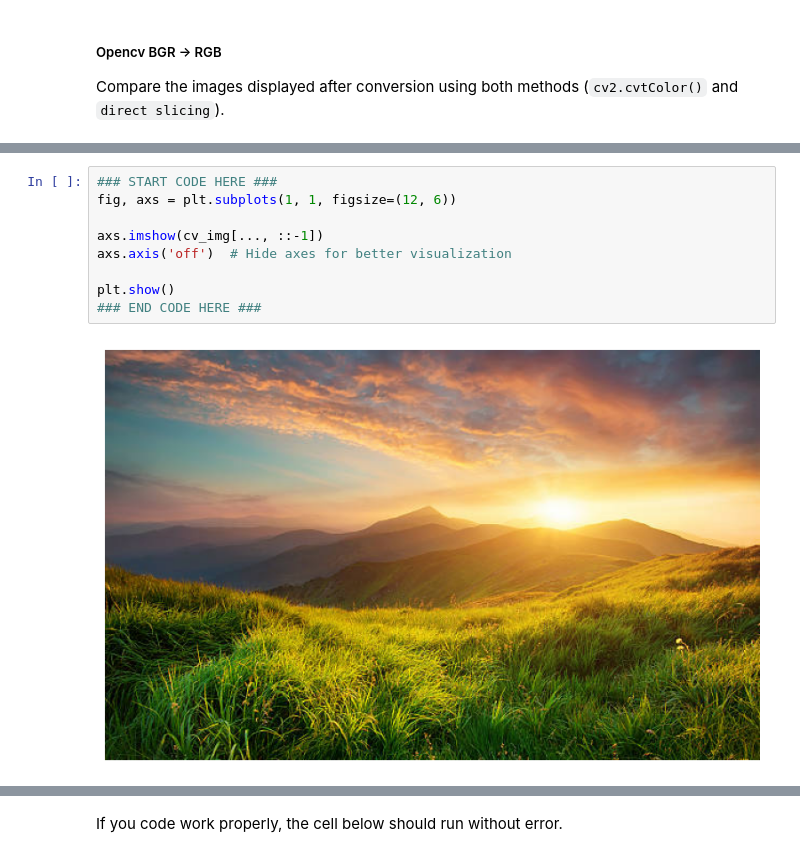
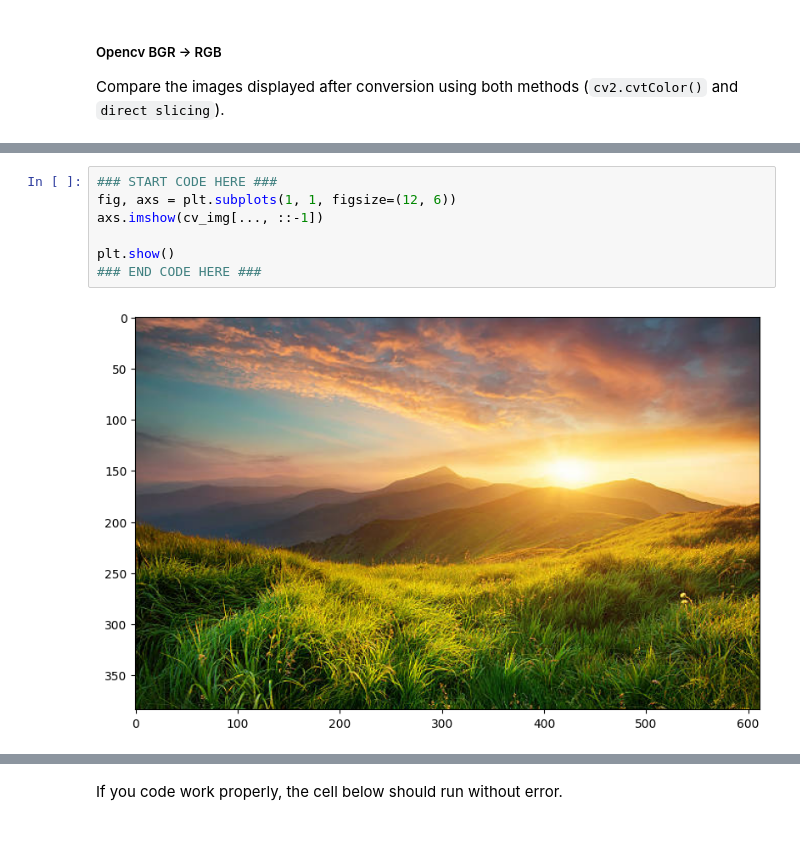
Before and after one commit to louiskub/Image-Processing-Course-2025, a Jupyter notebook: Lab1_image-representation/Lab1_1.ipynb, the cells around one changed output, grey strips where cells are left out. Cells and saved outputs as stored; diff of their text form.

```diff
--- a/Lab1_image-representation/Lab1_1.ipynb
+++ b/Lab1_image-representation/Lab1_1.ipynb
@@ -154,14 +153,12 @@ Use `direct slicing method (array[...])`
 # %%
 ### START CODE HERE ###
 fig, axs = plt.subplots(1, 1, figsize=(12, 6))
-
 axs.imshow(cv_img[..., ::-1])
-axs.axis('off')  # Hide axes for better visualization
 
 plt.show()
 ### END CODE HERE ###
 # %% [output]
-[figure, old version]
+[figure, new version]
 # %% [markdown]
 ## **Image Reshape**
 
```
Also changed, not shown: parts of 14 cells of this notebook.
